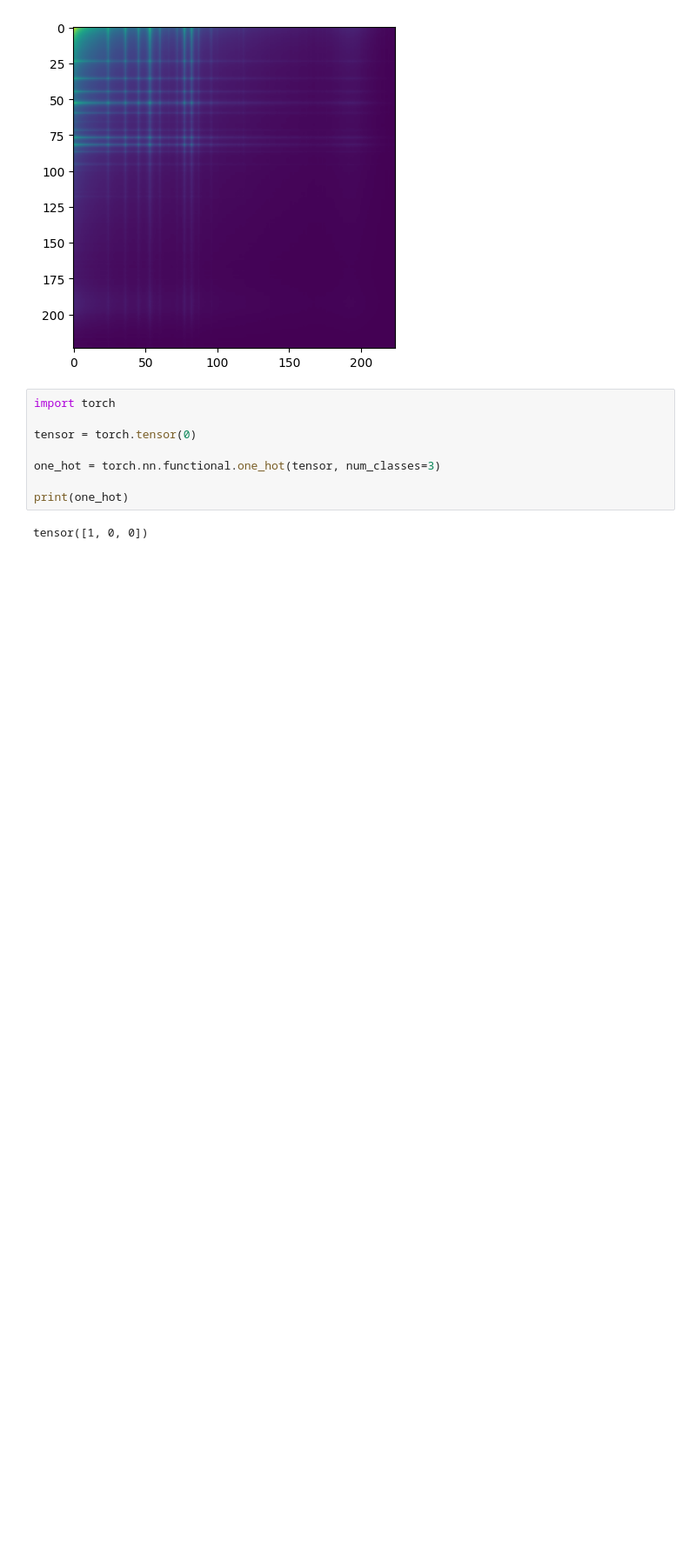
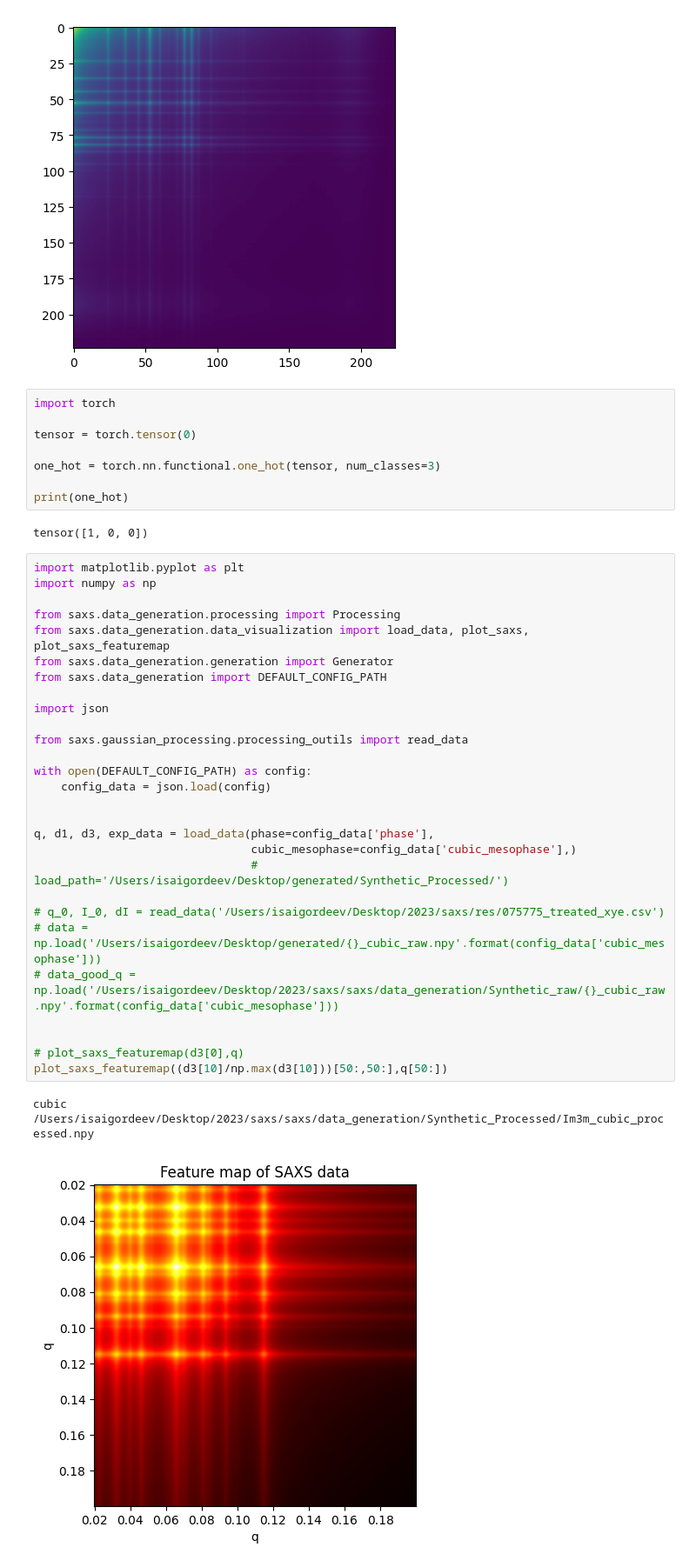
Before and after one commit to isaigordeev/saxs, a Jupyter notebook: heap.ipynb, the cells around one changed output. Shown: that part at 87% size. Cells and saved outputs as stored; diff of their text form; blank space fills up the shorter version.

```diff
--- a/heap.ipynb
+++ b/heap.ipynb
@@ -102,3 +102,35 @@ one_hot = torch.nn.functional.one_hot(tensor, num_classes=3)
 print(one_hot)
 # %% [output]
 tensor([1, 0, 0])
+# %%
+import matplotlib.pyplot as plt
+import numpy as np
+
+from saxs.data_generation.processing import Processing
+from saxs.data_generation.data_visualization import load_data, plot_saxs, plot_saxs_featuremap
+from saxs.data_generation.generation import Generator
+from saxs.data_generation import DEFAULT_CONFIG_PATH
+
+import json
+
+from saxs.gaussian_processing.processing_outils import read_data
+
+with open(DEFAULT_CONFIG_PATH) as config:
+    config_data = json.load(config)
+
+
+q, d1, d3, exp_data = load_data(phase=config_data['phase'],
+                                cubic_mesophase=config_data['cubic_mesophase'],)
+                                # load_path='/Users/isaigordeev/Desktop/generated/Synthetic_Processed/')
+
+# q_0, I_0, dI = read_data('/Users/isaigordeev/Desktop/2023/saxs/res/075775_treated_xye.csv')
+# data = np.load('/Users/isaigordeev/Desktop/generated/{}_cubic_raw.npy'.format(config_data['cubic_mesophase']))
+# data_good_q = np.load('/Users/isaigordeev/Desktop/2023/saxs/saxs/data_generation/Synthetic_raw/{}_cubic_raw.npy'.format(config_data['cubic_mesophase']))
+
+
+# plot_saxs_featuremap(d3[0],q)
+plot_saxs_featuremap((d3[10]/np.max(d3[10]))[50:,50:],q[50:])
+# %% [output]
+cubic
+/Users/isaigordeev/Desktop/2023/saxs/saxs/data_generation/Synthetic_Processed/Im3m_cubic_processed.npy
+[figure, added]
```
Also changed, not shown: 8 other files.
